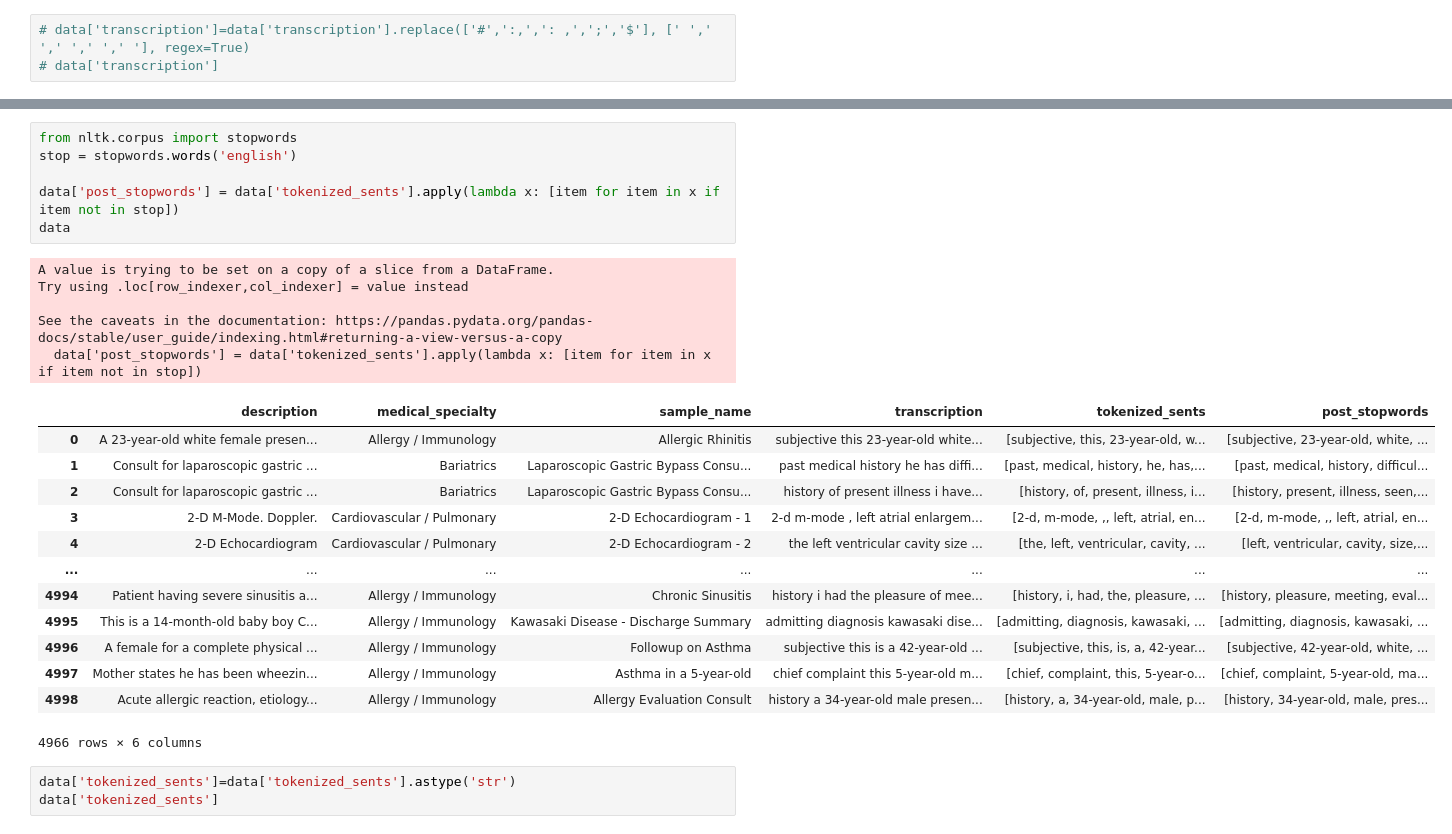
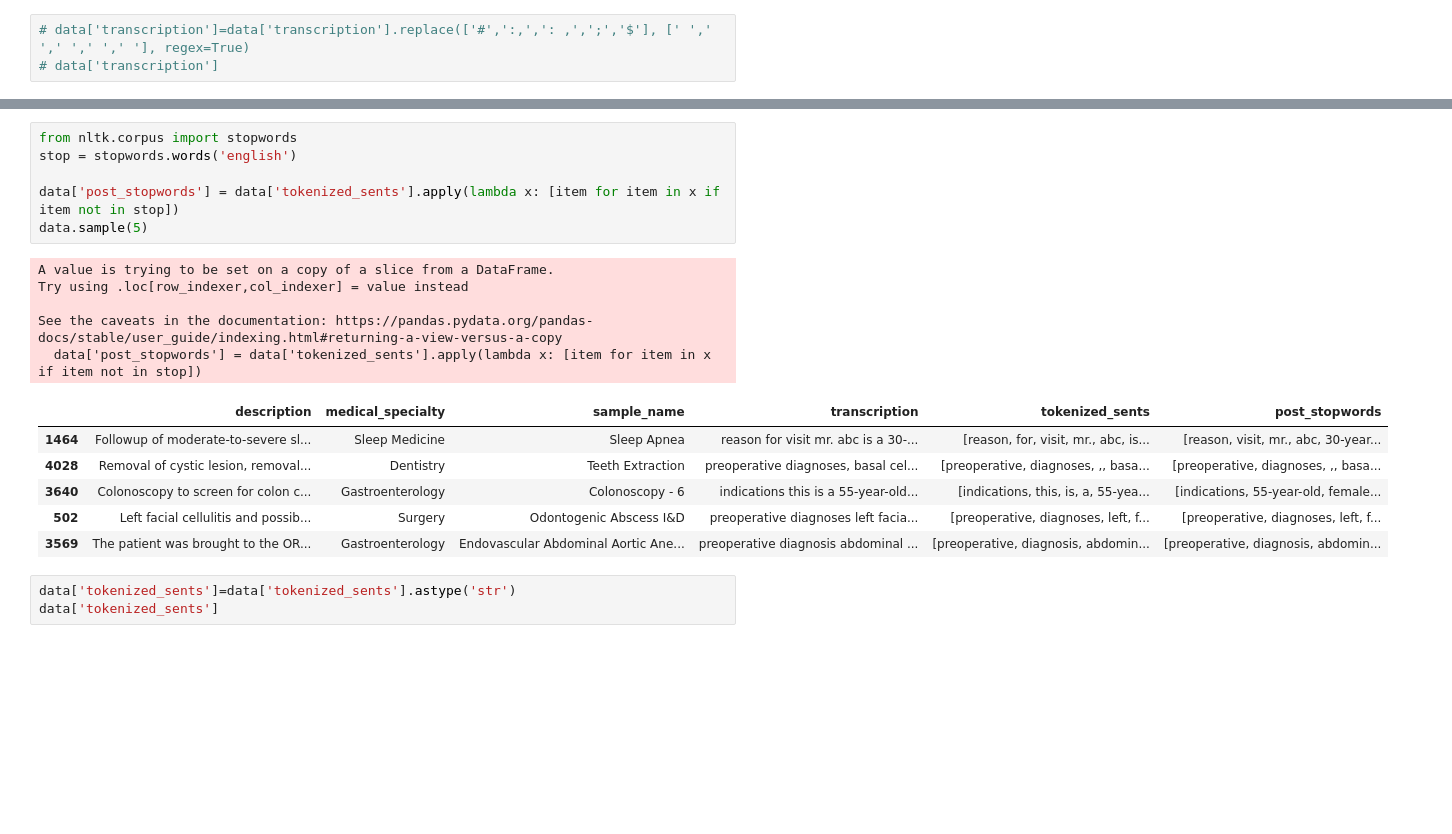
Before and after one commit to AliceSartori/NLP_AND_Clinical-Notes, a Jupyter notebook: alice/Machine_Learning_04_25.ipynb, the cells around one changed output, grey strips where cells are left out. Cells and saved outputs as stored; diff of their text form; blank space fills up the shorter version.

```diff
--- a/alice/Machine_Learning_04_25.ipynb
+++ b/alice/Machine_Learning_04_25.ipynb
@@ -203,28 +182,21 @@ See the caveats in the documentation: https://pandas.pydata.org/pandas-docs/stab
 # %%
 from nltk.corpus import stopwords
 stop = stopwords.words('english')
 
 data['post_stopwords'] = data['tokenized_sents'].apply(lambda x: [item for item in x if item not in stop])
-data
+data.sample(5)
 # %% [output]
 A value is trying to be set on a copy of a slice from a DataFrame.
 Try using .loc[row_indexer,col_indexer] = value instead
 
 See the caveats in the documentation: https://pandas.pydata.org/pandas-docs/stable/user_guide/indexing.html#returning-a-view-versus-a-copy
   data['post_stopwords'] = data['tokenized_sents'].apply(lambda x: [item for item in x if item not in stop])
 |  | description | medical_specialty | sample_name | transcription | tokenized_sents | post_stopwords |
-| 0 | A 23-year-old white female presen... | Allergy / Immunology | Allergic Rhinitis | subjective this 23-year-old white... | [subjective, this, 23-year-old, w... | [subjective, 23-year-old, white, ... |
-| 1 | Consult for laparoscopic gastric ... | Bariatrics | Laparoscopic Gastric Bypass Consu... | past medical history he has diffi... | [past, medical, history, he, has,... | [past, medical, history, difficul... |
-| 2 | Consult for laparoscopic gastric ... | Bariatrics | Laparoscopic Gastric Bypass Consu... | history of present illness i have... | [history, of, present, illness, i... | [history, present, illness, seen,... |
-| 3 | 2-D M-Mode. Doppler. | Cardiovascular / Pulmonary | 2-D Echocardiogram - 1 | 2-d m-mode , left atrial enlargem... | [2-d, m-mode, ,, left, atrial, en... | [2-d, m-mode, ,, left, atrial, en... |
-| 4 | 2-D Echocardiogram | Cardiovascular / Pulmonary | 2-D Echocardiogram - 2 | the left ventricular cavity size ... | [the, left, ventricular, cavity, ... | [left, ventricular, cavity, size,... |
-| ... | ... | ... | ... | ... | ... | ... |
-| 4994 | Patient having severe sinusitis a... | Allergy / Immunology | Chronic Sinusitis | history i had the pleasure of mee... | [history, i, had, the, pleasure, ... | [history, pleasure, meeting, eval... |
-| 4995 | This is a 14-month-old baby boy C... | Allergy / Immunology | Kawasaki Disease - Discharge Summary | admitting diagnosis kawasaki dise... | [admitting, diagnosis, kawasaki, ... | [admitting, diagnosis, kawasaki, ... |
-| 4996 | A female for a complete physical ... | Allergy / Immunology | Followup on Asthma | subjective this is a 42-year-old ... | [subjective, this, is, a, 42-year... | [subjective, 42-year-old, white, ... |
-| 4997 | Mother states he has been wheezin... | Allergy / Immunology | Asthma in a 5-year-old | chief complaint this 5-year-old m... | [chief, complaint, this, 5-year-o... | [chief, complaint, 5-year-old, ma... |
-| 4998 | Acute allergic reaction, etiology... | Allergy / Immunology | Allergy Evaluation Consult | history a 34-year-old male presen... | [history, a, 34-year-old, male, p... | [history, 34-year-old, male, pres... |
+| 1464 | Followup of moderate-to-severe sl... | Sleep Medicine | Sleep Apnea | reason for visit mr. abc is a 30-... | [reason, for, visit, mr., abc, is... | [reason, visit, mr., abc, 30-year... |
+| 4028 | Removal of cystic lesion, removal... | Dentistry | Teeth Extraction | preoperative diagnoses, basal cel... | [preoperative, diagnoses, ,, basa... | [preoperative, diagnoses, ,, basa... |
+| 3640 | Colonoscopy to screen for colon c... | Gastroenterology | Colonoscopy - 6 | indications this is a 55-year-old... | [indications, this, is, a, 55-yea... | [indications, 55-year-old, female... |
+| 502 | Left facial cellulitis and possib... | Surgery | Odontogenic Abscess I&D | preoperative diagnoses left facia... | [preoperative, diagnoses, left, f... | [preoperative, diagnoses, left, f... |
+| 3569 | The patient was brought to the OR... | Gastroenterology | Endovascular Abdominal Aortic Ane... | preoperative diagnosis abdominal ... | [preoperative, diagnosis, abdomin... | [preoperative, diagnosis, abdomin... |
-4966 rows × 6 columns
 # %%
 data['tokenized_sents']=data['tokenized_sents'].astype('str')
 data['tokenized_sents']
```
Also changed, not shown: parts of 69 cells of this notebook.
